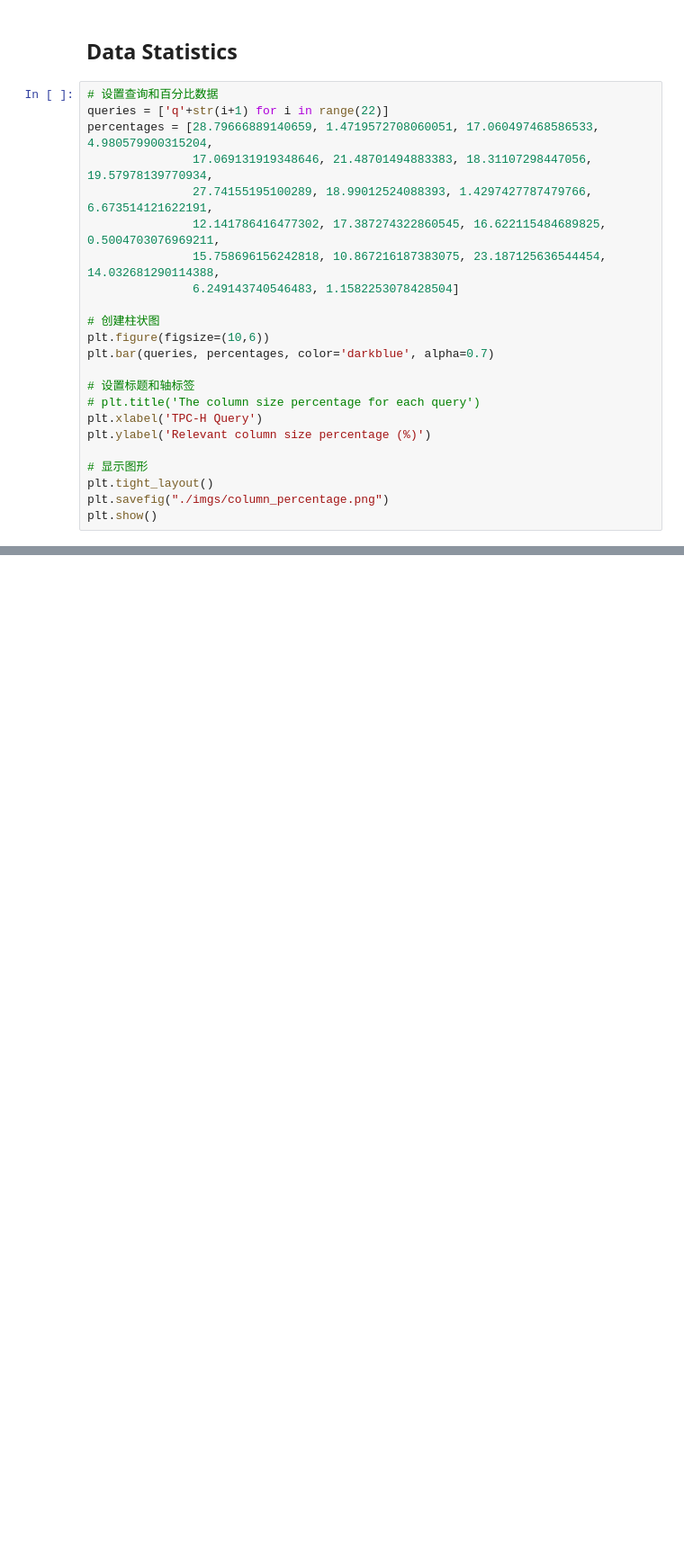
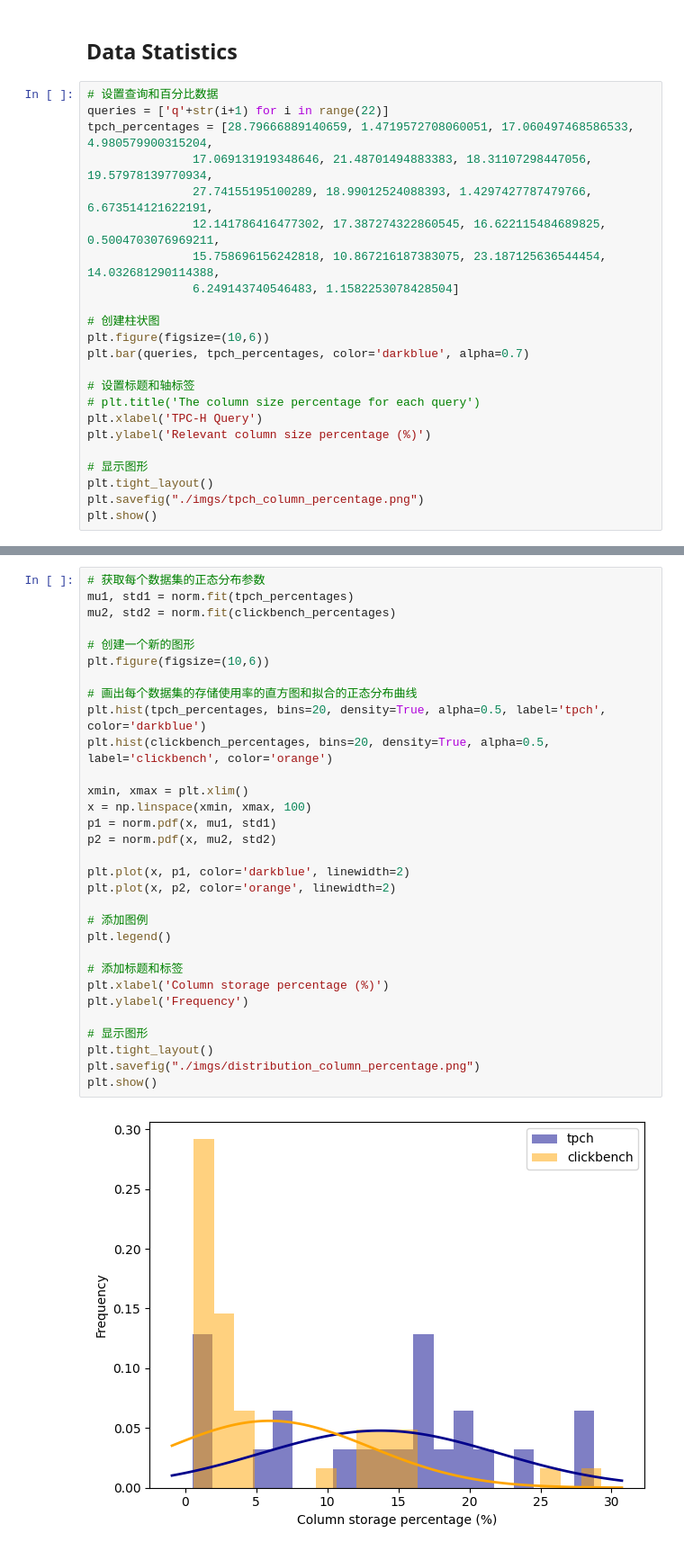
Before and after one commit to pixelsdb/pixels, a Jupyter notebook: pixels-amphi/pixels-amphi-worker/benchmark/scripts/visualize.ipynb, the cells around one changed output, grey strips where cells are left out. Shown: that part at 90% size. Saved outputs shown, nothing was run; the diff lists cells and outputs as text; blank space fills up the shorter version.

```diff
--- a/pixels-amphi/pixels-amphi-worker/benchmark/scripts/visualize.ipynb
+++ b/pixels-amphi/pixels-amphi-worker/benchmark/scripts/visualize.ipynb
@@ -9,7 +10,7 @@ import matplotlib.pyplot as plt
 # %%
 # 设置查询和百分比数据
 queries = ['q'+str(i+1) for i in range(22)]
-percentages = [28.79666889140659, 1.4719572708060051, 17.060497468586533, 4.980579900315204,
+tpch_percentages = [28.79666889140659, 1.4719572708060051, 17.060497468586533, 4.980579900315204,
                17.069131919348646, 21.48701494883383, 18.31107298447056, 19.57978139770934,
                27.74155195100289, 18.99012524088393, 1.4297427787479766, 6.673514121622191,
                12.141786416477302, 17.387274322860545, 16.622115484689825, 0.5004703076969211,
@@ -18,7 +19,7 @@ percentages = [28.79666889140659, 1.4719572708060051, 17.060497468586533, 4.9805
 
 # 创建柱状图
 plt.figure(figsize=(10,6))
-plt.bar(queries, percentages, color='darkblue', alpha=0.7)
+plt.bar(queries, tpch_percentages, color='darkblue', alpha=0.7)
 
 # 设置标题和轴标签
 # plt.title('The column size percentage for each query')
@@ -27,7 +28,7 @@ plt.ylabel('Relevant column size percentage (%)')
 
 # 显示图形
 plt.tight_layout()
-plt.savefig("./imgs/column_percentage.png")
+plt.savefig("./imgs/tpch_column_percentage.png")
 plt.show()
 # %% [output]
 [figure]
@@ -33,0 +68,33 @@ plt.show()
+# %%
+# 获取每个数据集的正态分布参数
+mu1, std1 = norm.fit(tpch_percentages)
+mu2, std2 = norm.fit(clickbench_percentages)
+
+# 创建一个新的图形
+plt.figure(figsize=(10,6))
+
+# 画出每个数据集的存储使用率的直方图和拟合的正态分布曲线
+plt.hist(tpch_percentages, bins=20, density=True, alpha=0.5, label='tpch', color='darkblue')
+plt.hist(clickbench_percentages, bins=20, density=True, alpha=0.5, label='clickbench', color='orange')
+
+xmin, xmax = plt.xlim()
+x = np.linspace(xmin, xmax, 100)
+p1 = norm.pdf(x, mu1, std1)
+p2 = norm.pdf(x, mu2, std2)
+
+plt.plot(x, p1, color='darkblue', linewidth=2)
+plt.plot(x, p2, color='orange', linewidth=2)
+
+# 添加图例
+plt.legend()
+
+# 添加标题和标签
+plt.xlabel('Column storage percentage (%)')
+plt.ylabel('Frequency')
+
+# 显示图形
+plt.tight_layout()
+plt.savefig("./imgs/distribution_column_percentage.png")
+plt.show()
+# %% [output]
+[figure, added]
```
Also changed, not shown: parts of 2 cells of this notebook, 11 other files.
